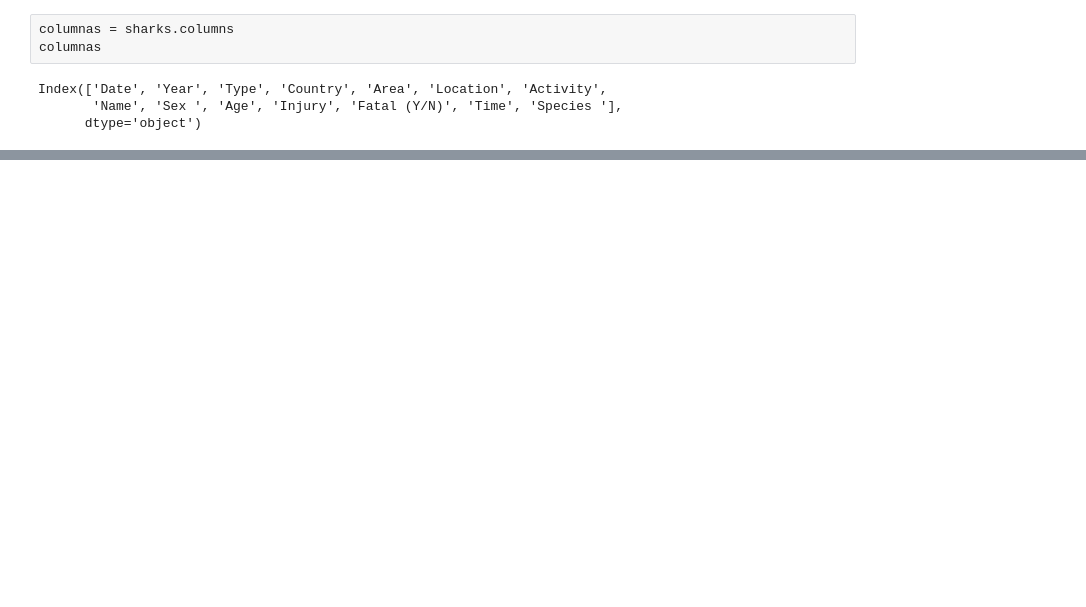
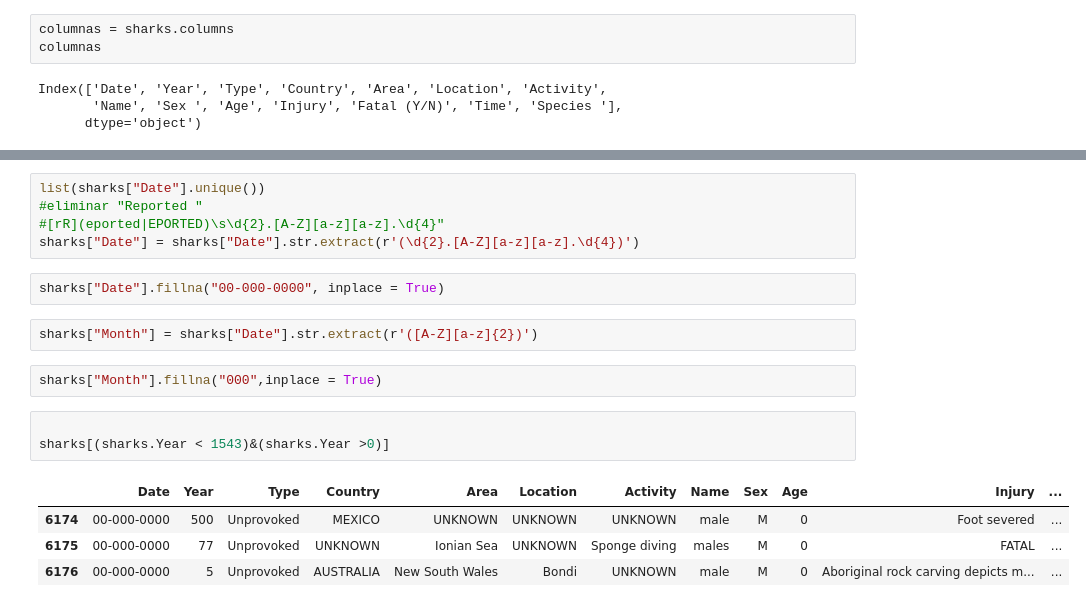
Before and after one commit to data2021oct/sharks, a Jupyter notebook: limpieza.ipynb, the cells around one changed output, grey strips where cells are left out. Saved outputs shown, nothing was run; the diff lists cells and outputs as text; blank space fills up the shorter version.

```diff
--- a/limpieza.ipynb
+++ b/limpieza.ipynb
@@ -185,0 +201,19 @@ areas
+# %%
+list(sharks["Date"].unique())
+#eliminar "Reported "
+#[rR](eported|EPORTED)\s\d{2}.[A-Z][a-z][a-z].\d{4}"
+sharks["Date"] = sharks["Date"].str.extract(r'(\d{2}.[A-Z][a-z][a-z].\d{4})')
+# %%
+sharks["Date"].fillna("00-000-0000", inplace = True)
+# %%
+sharks["Month"] = sharks["Date"].str.extract(r'([A-Z][a-z]{2})')
+# %%
+sharks["Month"].fillna("000",inplace = True)
+# %%
+
+sharks[(sharks.Year < 1543)&(sharks.Year >0)]
+# %% [output]
+|  | Date | Year | Type | Country | Area | Location | Activity | Name | Sex | Age | Injury | ... |
+| 6174 | 00-000-0000 | 500 | Unprovoked | MEXICO | UNKNOWN | UNKNOWN | UNKNOWN | male | M | 0 | Foot severed | ... |
+| 6175 | 00-000-0000 | 77 | Unprovoked | UNKNOWN | Ionian Sea | UNKNOWN | Sponge diving | males | M | 0 | FATAL | ... |
+| 6176 | 00-000-0000 | 5 | Unprovoked | AUSTRALIA | New South Wales | Bondi | UNKNOWN | male | M | 0 | Aboriginal rock carving depicts m... | ... |
```
Also changed, not shown: parts of 39 cells of this notebook, 2 other files.
